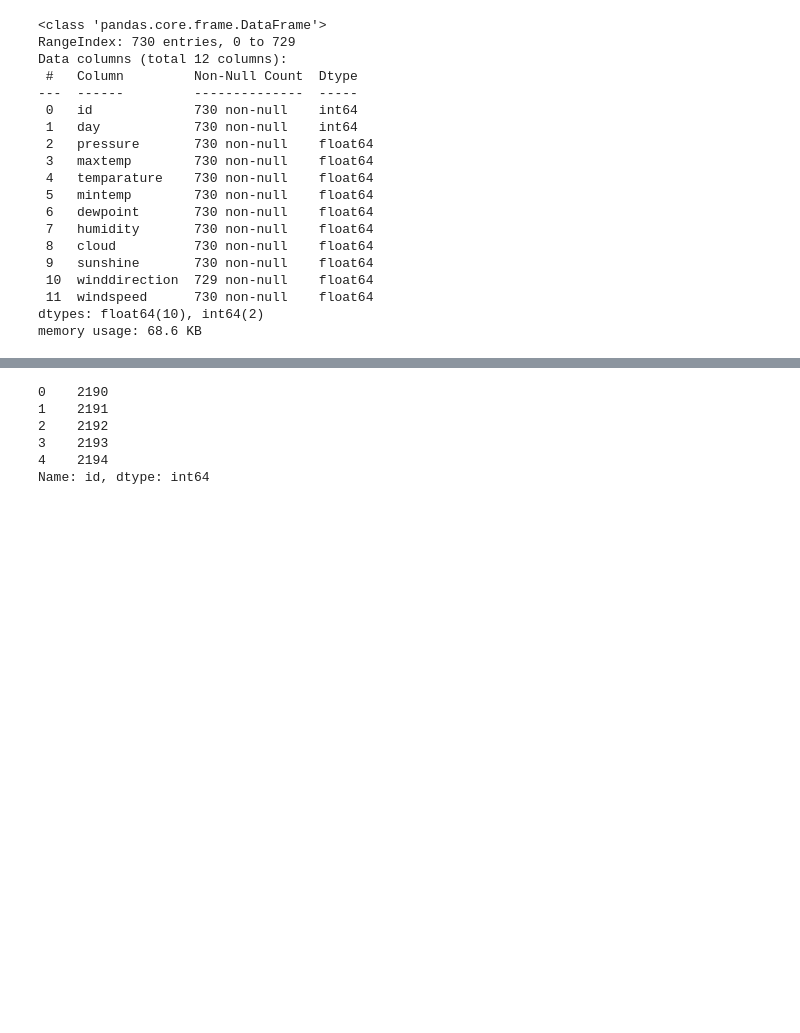
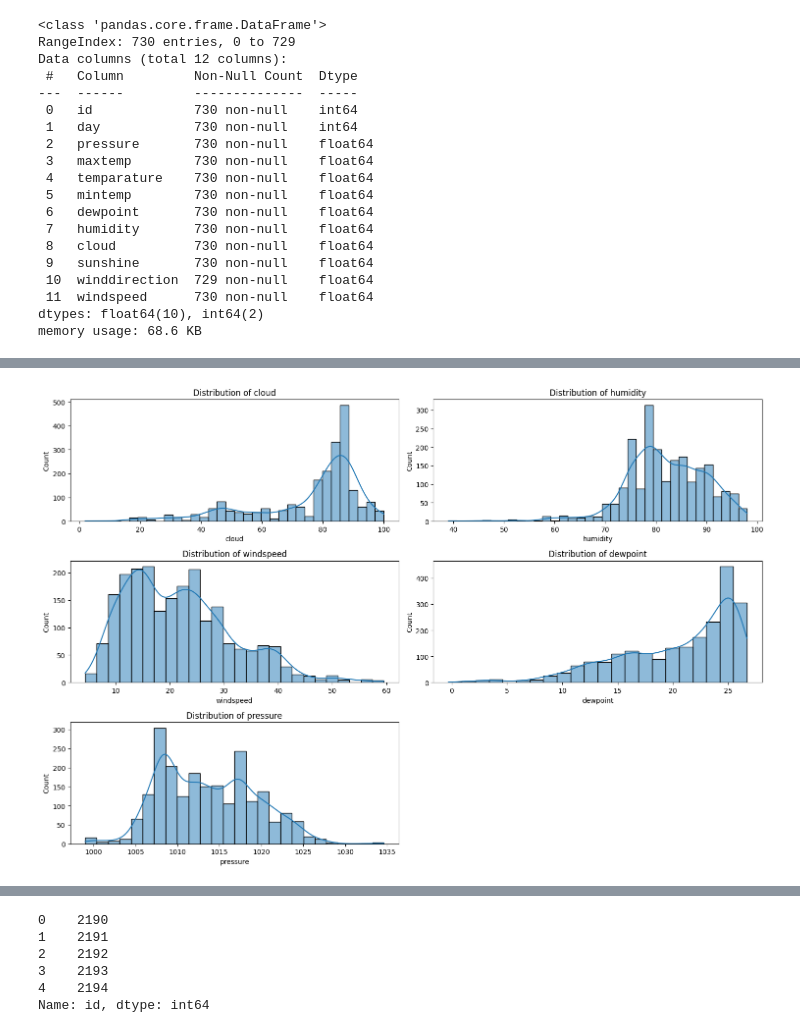
Before and after one commit to VOmidV/RainfallBinaryPrediction, a Jupyter notebook: scr/main.ipynb, the cells around one changed output, grey strips where cells are left out. Saved outputs shown, nothing was run; the diff lists cells and outputs as text; code cells hidden in the pictures; blank space fills up the shorter version.

```diff
--- a/scr/main.ipynb
+++ b/scr/main.ipynb
@@ -72,0 +75,28 @@ test_df['winddirection'] = test_df['winddirection'].fillna(test_df['winddirectio
+# %%
+# Let's check your outlier detection
+def detect_outliers(df, columns):
+    outliers = {}
+    for col in columns:
+        Q1 = df[col].quantile(0.25)
+        Q3 = df[col].quantile(0.75)
+        IQR = Q3 - Q1
+        lower_bound = Q1 - 1.5 * IQR
+        upper_bound = Q3 + 1.5 * IQR
+        outliers[col] = df[(df[col] < lower_bound) | (df[col] > upper_bound)].shape[0]
+    return outliers
+
+# Let's analyze numerical columns
+numerical_columns = ['pressure', 'maxtemp', 'temparature', 'mintemp',
+                    'dewpoint', 'humidity', 'cloud', 'sunshine',
+                    'winddirection', 'windspeed']
+
+# Check outliers in training set
+outliers_count = detect_outliers(train_df, numerical_columns)
+
+# Print results with percentage
+print("Outlier Analysis:")
+print("-" * 50)
+total_rows = len(train_df)
+for col, count in outliers_count.items():
+    percentage = (count / total_rows) * 100
+    print(f"{col:15} : {count:4d} outliers ({percentage:.2f}%)")
@@ -72,0 +116,15 @@ test_df['winddirection'] = test_df['winddirection'].fillna(test_df['winddirectio
+# %%
+def plot_distributions(df, columns_with_outliers):
+    plt.figure(figsize=(15, 10))
+    for i, col in enumerate(columns_with_outliers, 1):
+        plt.subplot(3, 2, i)
+        sns.histplot(data=df, x=col, kde=True)
+        plt.title(f'Distribution of {col}')
+    plt.tight_layout()
+    plt.show()
+
+# فقط ستون‌هایی که outlier دارند را بررسی می‌کنیم
+columns_with_outliers = ['cloud', 'humidity', 'windspeed', 'dewpoint', 'pressure']
+plot_distributions(train_df, columns_with_outliers)
+# %% [output]
+[figure, added]
```
Also changed, not shown: parts of 23 cells of this notebook, 5 other files.
